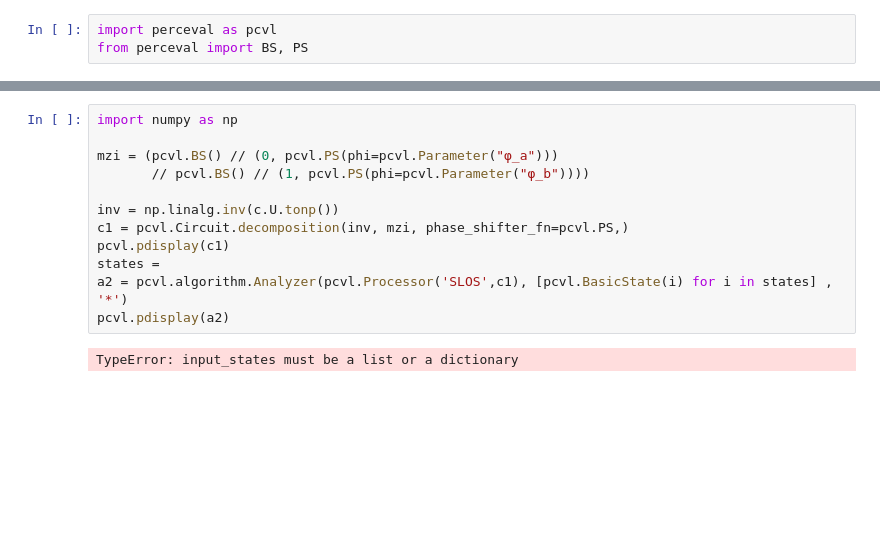
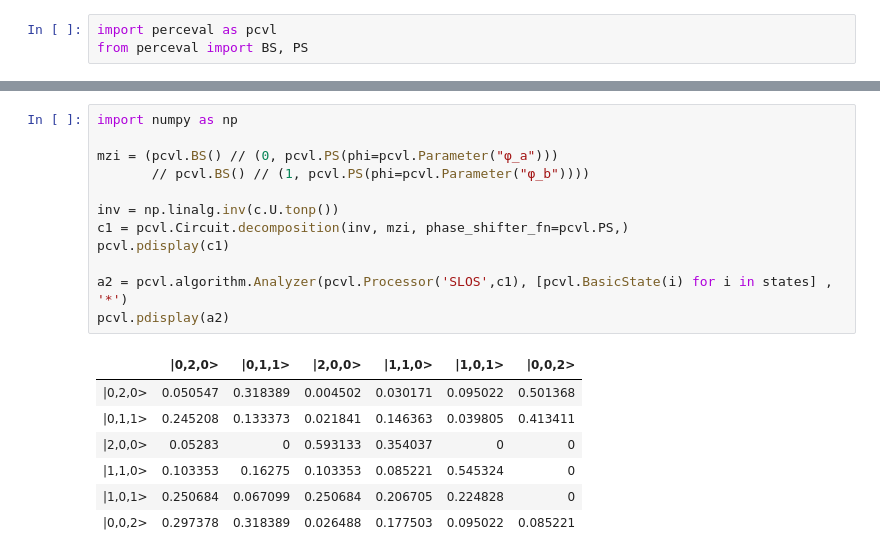
Before and after one commit to MelonLord8/PercevalTraining, a Jupyter notebook: test2.ipynb, the cells around one changed output, grey strips where cells are left out. Saved outputs shown, nothing was run; the diff lists cells and outputs as text; blank space fills up the shorter version.

```diff
--- a/test2.ipynb
+++ b/test2.ipynb
@@ -22,14 +22,20 @@ $\displaystyle \left[\begin{matrix}e^{3 i} \cos{\left(\frac{1}{2} \right)} & i \
 # %%
 import numpy as np
 
 mzi = (pcvl.BS() // (0, pcvl.PS(phi=pcvl.Parameter("φ_a")))
        // pcvl.BS() // (1, pcvl.PS(phi=pcvl.Parameter("φ_b"))))
 
 inv = np.linalg.inv(c.U.tonp())
 c1 = pcvl.Circuit.decomposition(inv, mzi, phase_shifter_fn=pcvl.PS,)
 pcvl.pdisplay(c1)
-states =
+
 a2 = pcvl.algorithm.Analyzer(pcvl.Processor('SLOS',c1), [pcvl.BasicState(i) for i in states] , '*')
 pcvl.pdisplay(a2)
 # %% [output]
-TypeError: input_states must be a list or a dictionary
+|  | |0,2,0> | |0,1,1> | |2,0,0> | |1,1,0> | |1,0,1> | |0,0,2> |
+| |0,2,0> | 0.050547 | 0.318389 | 0.004502 | 0.030171 | 0.095022 | 0.501368 |
+| |0,1,1> | 0.245208 | 0.133373 | 0.021841 | 0.146363 | 0.039805 | 0.413411 |
+| |2,0,0> | 0.05283 | 0 | 0.593133 | 0.354037 | 0 | 0 |
+| |1,1,0> | 0.103353 | 0.16275 | 0.103353 | 0.085221 | 0.545324 | 0 |
+| |1,0,1> | 0.250684 | 0.067099 | 0.250684 | 0.206705 | 0.224828 | 0 |
+| |0,0,2> | 0.297378 | 0.318389 | 0.026488 | 0.177503 | 0.095022 | 0.085221 |
```
Also changed, not shown: parts of 1 cell of this notebook, 2 other files.
